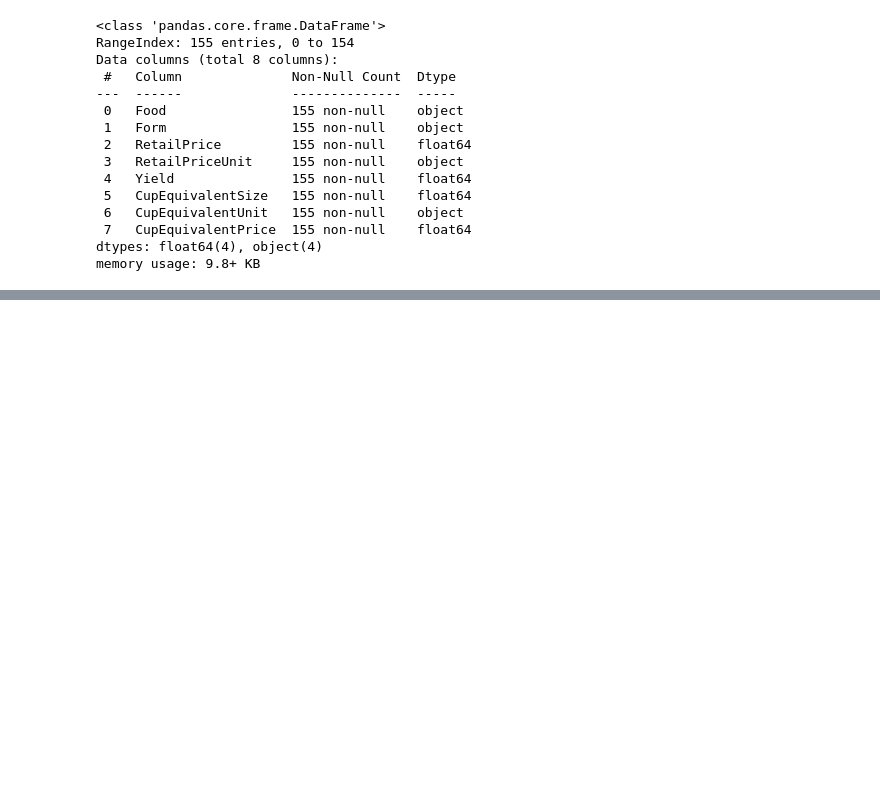
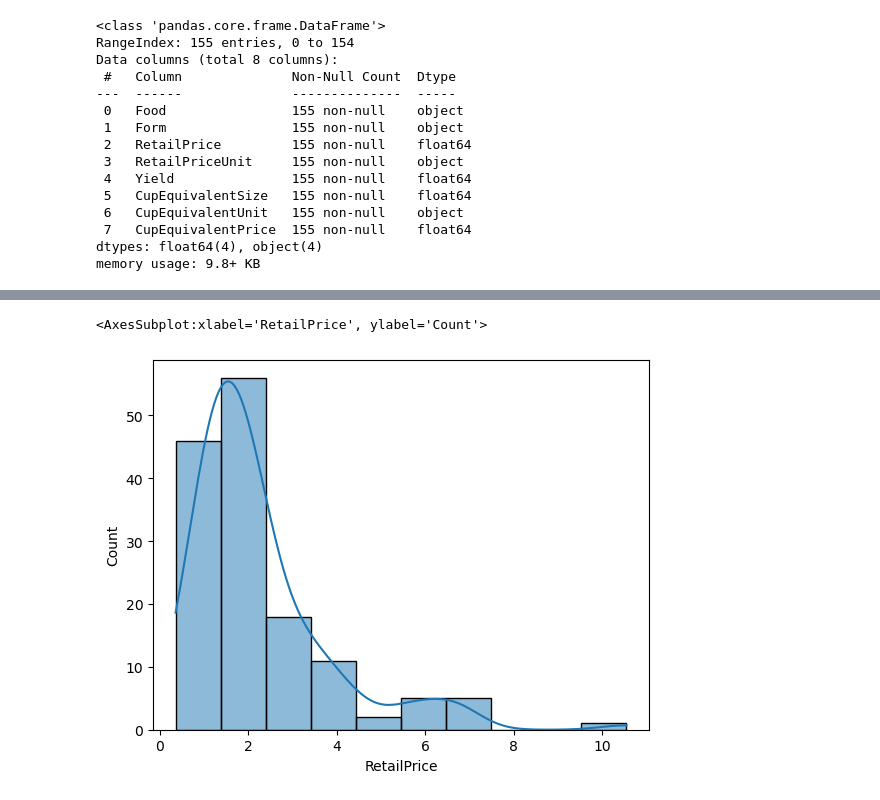
Before and after one commit to ameenfh/DataScience1, a Jupyter notebook: Final Project/FinalProject.ipynb, the cells around one changed output, grey strips where cells are left out. Cells and saved outputs as stored; diff of their text form; code cells hidden in the pictures; blank space fills up the shorter version.

```diff
--- a/Final Project/FinalProject.ipynb
+++ b/Final Project/FinalProject.ipynb
@@ -168,0 +214,5 @@ memory usage: 9.8+ KB
+# %%
+sns.histplot(x = combinedHealthy["RetailPrice"][combinedHealthy["RetailPriceUnit"] == "per pound"], kde = True, bins = 10)
+# %% [output]
+<AxesSubplot:xlabel='RetailPrice', ylabel='Count'>
+[figure, added]
```
Also changed, not shown: parts of 12 cells of this notebook, 1 other file.
